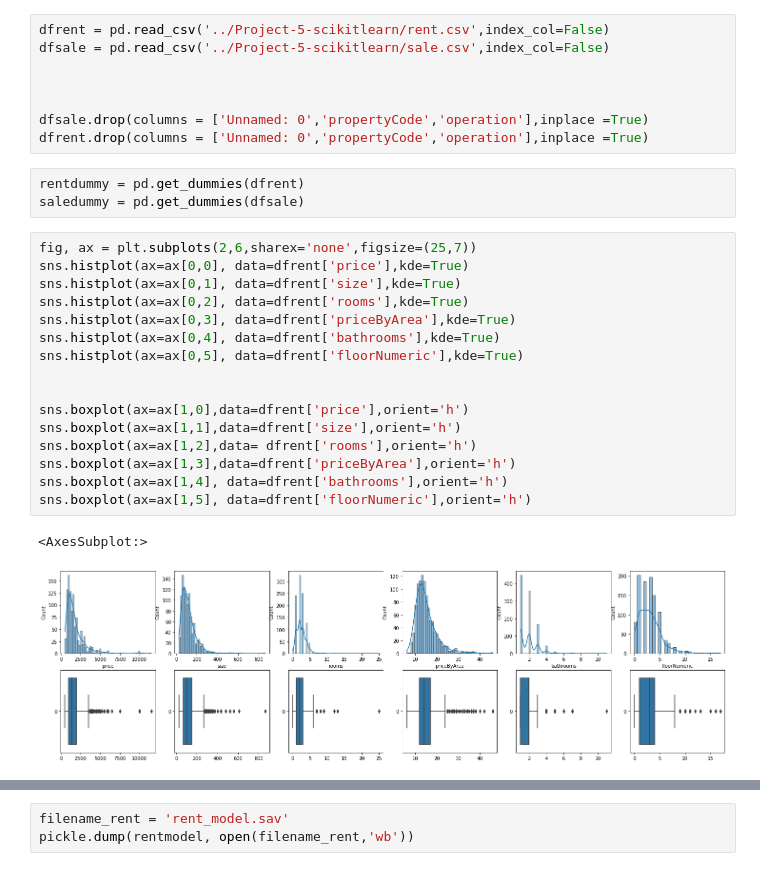
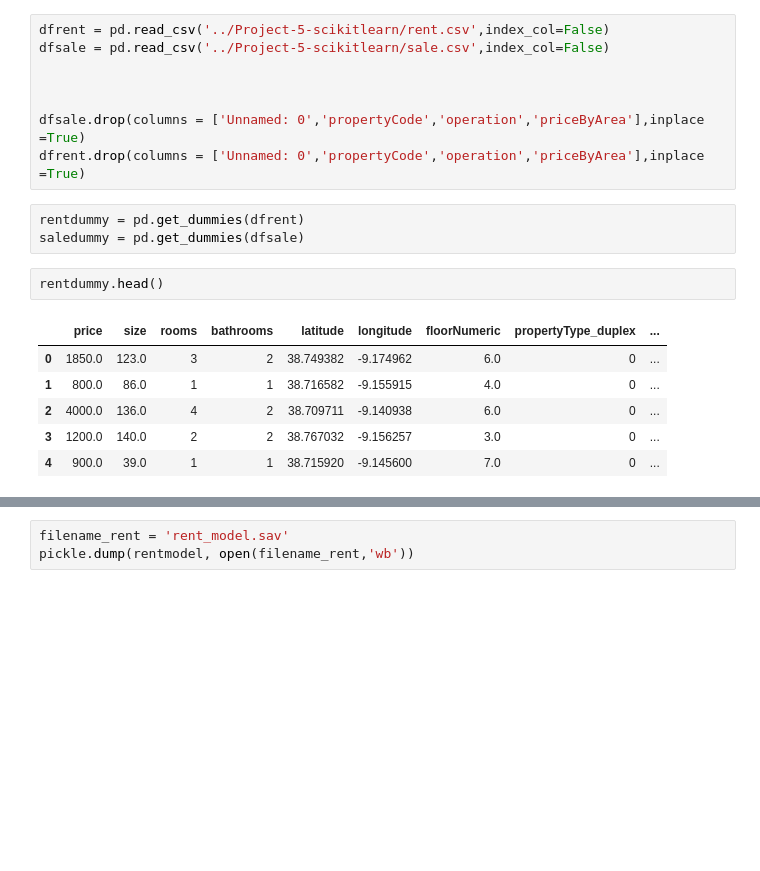
Before and after one commit to Astrobert0/Project-5-scikitlearn, a Jupyter notebook: model_selection.ipynb, the cells around one changed output, grey strips where cells are left out. Saved outputs shown, nothing was run; the diff lists cells and outputs as text; blank space fills up the shorter version.

```diff
--- a/model_selection.ipynb
+++ b/model_selection.ipynb
@@ -23,28 +23,18 @@ dfsale = pd.read_csv('../Project-5-scikitlearn/sale.csv',index_col=False)
 
 
 
-dfsale.drop(columns = ['Unnamed: 0','propertyCode','operation'],inplace =True)
-dfrent.drop(columns = ['Unnamed: 0','propertyCode','operation'],inplace =True)
+dfsale.drop(columns = ['Unnamed: 0','propertyCode','operation','priceByArea'],inplace =True)
+dfrent.drop(columns = ['Unnamed: 0','propertyCode','operation','priceByArea'],inplace =True)
 # %%
 rentdummy = pd.get_dummies(dfrent)
 saledummy = pd.get_dummies(dfsale)
-# %%
-fig, ax = plt.subplots(2,6,sharex='none',figsize=(25,7))
-sns.histplot(ax=ax[0,0], data=dfrent['price'],kde=True)
-sns.histplot(ax=ax[0,1], data=dfrent['size'],kde=True)
-sns.histplot(ax=ax[0,2], data=dfrent['rooms'],kde=True)
-sns.histplot(ax=ax[0,3], data=dfrent['priceByArea'],kde=True)
-sns.histplot(ax=ax[0,4], data=dfrent['bathrooms'],kde=True)
-sns.histplot(ax=ax[0,5], data=dfrent['floorNumeric'],kde=True)
-
-
-sns.boxplot(ax=ax[1,0],data=dfrent['price'],orient='h')
-sns.boxplot(ax=ax[1,1],data=dfrent['size'],orient='h')
-sns.boxplot(ax=ax[1,2],data= dfrent['rooms'],orient='h')
-sns.boxplot(ax=ax[1,3],data=dfrent['priceByArea'],orient='h')
-sns.boxplot(ax=ax[1,4], data=dfrent['bathrooms'],orient='h')
-sns.boxplot(ax=ax[1,5], data=dfrent['floorNumeric'],orient='h')
-# %% [output]
-<AxesSubplot:>
-[figure, removed]
+# %%
+rentdummy.head()
+# %% [output]
+|  | price | size | rooms | bathrooms | latitude | longitude | floorNumeric | propertyType_duplex | ... |
+| 0 | 1850.0 | 123.0 | 3 | 2 | 38.749382 | -9.174962 | 6.0 | 0 | ... |
+| 1 | 800.0 | 86.0 | 1 | 1 | 38.716582 | -9.155915 | 4.0 | 0 | ... |
+| 2 | 4000.0 | 136.0 | 4 | 2 | 38.709711 | -9.140938 | 6.0 | 0 | ... |
+| 3 | 1200.0 | 140.0 | 2 | 2 | 38.767032 | -9.156257 | 3.0 | 0 | ... |
+| 4 | 900.0 | 39.0 | 1 | 1 | 38.715920 | -9.145600 | 7.0 | 0 | ... |
 # %%
```
Also changed, not shown: parts of 6 cells of this notebook, 4 other files.
